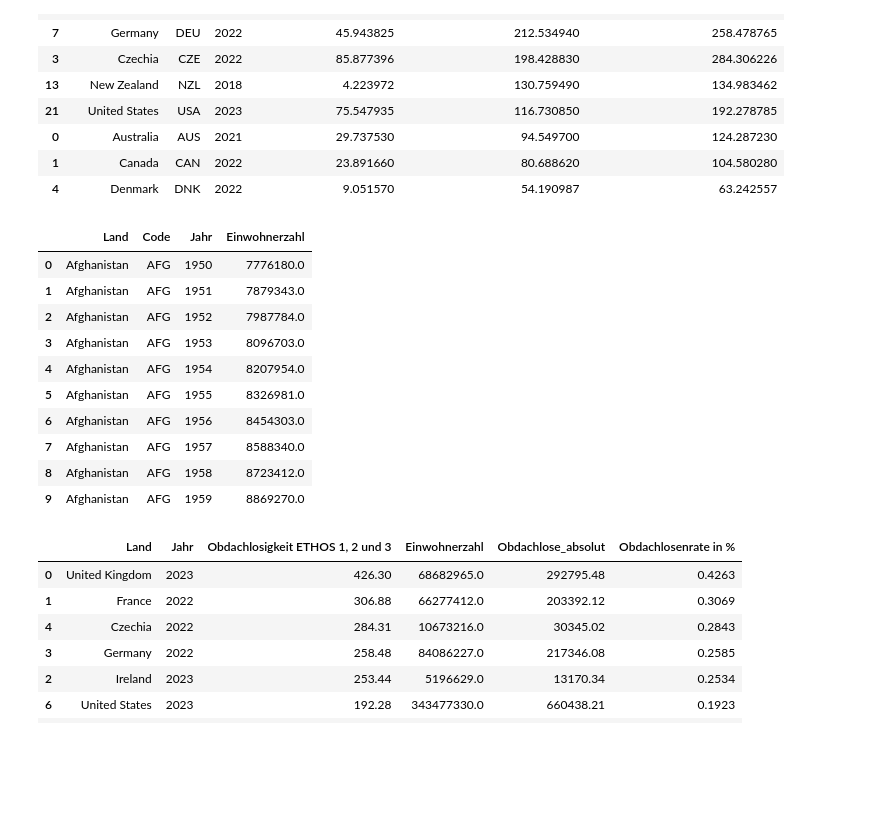
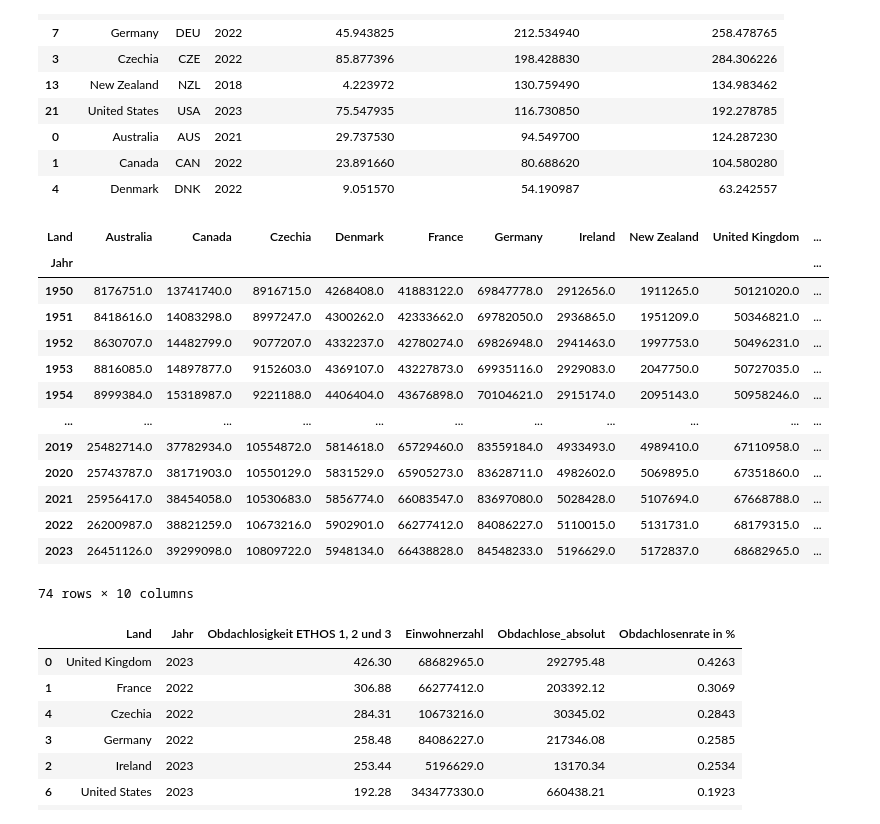
Before and after one commit to Lulibi/Informatik-LN, a Jupyter notebook: Obdachlosigkeit.ipynb, the cells around one changed output. Drawn from its saved outputs; the diff is of its cells as text; code cells hidden in the pictures; blank space fills up the shorter version.

```diff
--- a/Obdachlosigkeit.ipynb
+++ b/Obdachlosigkeit.ipynb
@@ -52,20 +52,43 @@ Obdachlosigkeit_sortiert.head(10)
 # %%
 Population = pd.read_csv("population-with-un-projections.csv")
 Population = Population.rename(columns={"Entity":"Land", "Year":"Jahr", "Population - Sex: all - Age: all - Variant: estimates":"Einwohnerzahl" })
 Population.drop("Population - Sex: all - Age: all - Variant: medium", axis=1, inplace=True)
 Population.head(10)
+top10_laender = [
+    "United Kingdom",
+    "France",
+    "Czechia",
+    "Germany",
+    "Ireland",
+    "United States",
+    "New Zealand",
+    "Australia",
+    "Canada",
+    "Denmark"
+]
+Population_top10 = Population[Population["Land"].isin(top10_laender)]
+Population_top10
+pivot = Population_top10.pivot_table(
+    index="Jahr",
+    columns="Land",
+    values="Einwohnerzahl"
+)
+pivot
 # %% [output]
-|  | Land | Code | Jahr | Einwohnerzahl |
-| 0 | Afghanistan | AFG | 1950 | 7776180.0 |
-| 1 | Afghanistan | AFG | 1951 | 7879343.0 |
-| 2 | Afghanistan | AFG | 1952 | 7987784.0 |
-| 3 | Afghanistan | AFG | 1953 | 8096703.0 |
-| 4 | Afghanistan | AFG | 1954 | 8207954.0 |
-| 5 | Afghanistan | AFG | 1955 | 8326981.0 |
-| 6 | Afghanistan | AFG | 1956 | 8454303.0 |
-| 7 | Afghanistan | AFG | 1957 | 8588340.0 |
-| 8 | Afghanistan | AFG | 1958 | 8723412.0 |
-| 9 | Afghanistan | AFG | 1959 | 8869270.0 |
+| Land | Australia | Canada | Czechia | Denmark | France | Germany | Ireland | New Zealand | United Kingdom | ... |
+| Jahr |  |  |  |  |  |  |  |  |  | ... |
+| 1950 | 8176751.0 | 13741740.0 | 8916715.0 | 4268408.0 | 41883122.0 | 69847778.0 | 2912656.0 | 1911265.0 | 50121020.0 | ... |
+| 1951 | 8418616.0 | 14083298.0 | 8997247.0 | 4300262.0 | 42333662.0 | 69782050.0 | 2936865.0 | 1951209.0 | 50346821.0 | ... |
+| 1952 | 8630707.0 | 14482799.0 | 9077207.0 | 4332237.0 | 42780274.0 | 69826948.0 | 2941463.0 | 1997753.0 | 50496231.0 | ... |
+| 1953 | 8816085.0 | 14897877.0 | 9152603.0 | 4369107.0 | 43227873.0 | 69935116.0 | 2929083.0 | 2047750.0 | 50727035.0 | ... |
+| 1954 | 8999384.0 | 15318987.0 | 9221188.0 | 4406404.0 | 43676898.0 | 70104621.0 | 2915174.0 | 2095143.0 | 50958246.0 | ... |
+| ... | ... | ... | ... | ... | ... | ... | ... | ... | ... | ... |
+| 2019 | 25482714.0 | 37782934.0 | 10554872.0 | 5814618.0 | 65729460.0 | 83559184.0 | 4933493.0 | 4989410.0 | 67110958.0 | ... |
+| 2020 | 25743787.0 | 38171903.0 | 10550129.0 | 5831529.0 | 65905273.0 | 83628711.0 | 4982602.0 | 5069895.0 | 67351860.0 | ... |
+| 2021 | 25956417.0 | 38454058.0 | 10530683.0 | 5856774.0 | 66083547.0 | 83697080.0 | 5028428.0 | 5107694.0 | 67668788.0 | ... |
+| 2022 | 26200987.0 | 38821259.0 | 10673216.0 | 5902901.0 | 66277412.0 | 84086227.0 | 5110015.0 | 5131731.0 | 68179315.0 | ... |
+| 2023 | 26451126.0 | 39299098.0 | 10809722.0 | 5948134.0 | 66438828.0 | 84548233.0 | 5196629.0 | 5172837.0 | 68682965.0 | ... |
+74 rows × 10 columns
 # %%
 merged=pd.merge(Obdachlosigkeit_sortiert, Population, how='inner', on= ["Land", "Jahr", "Code"]).round(2)
 merged["Obdachlose_absolut"] = (merged["Obdachlosigkeit ETHOS 1, 2 und 3"] / 100000 * merged["Einwohnerzahl"]).round(2)
```
